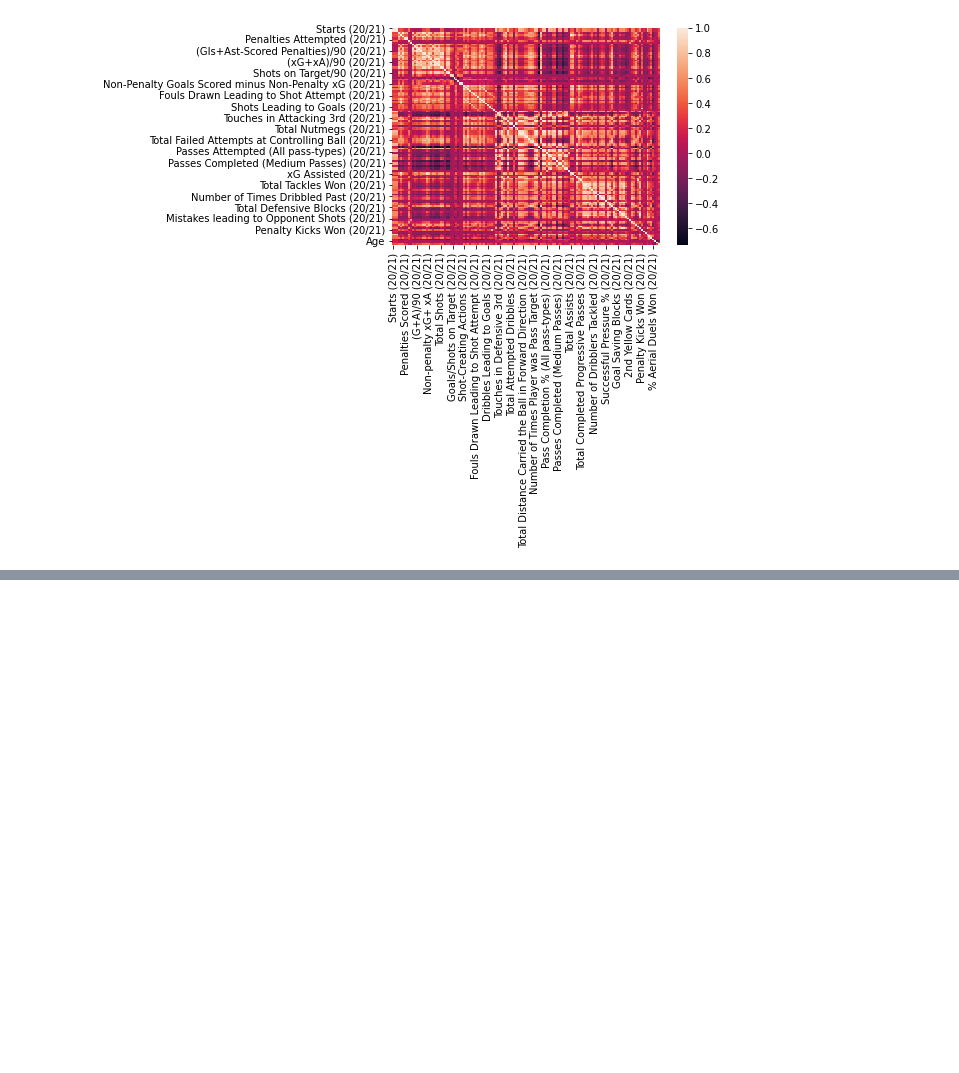
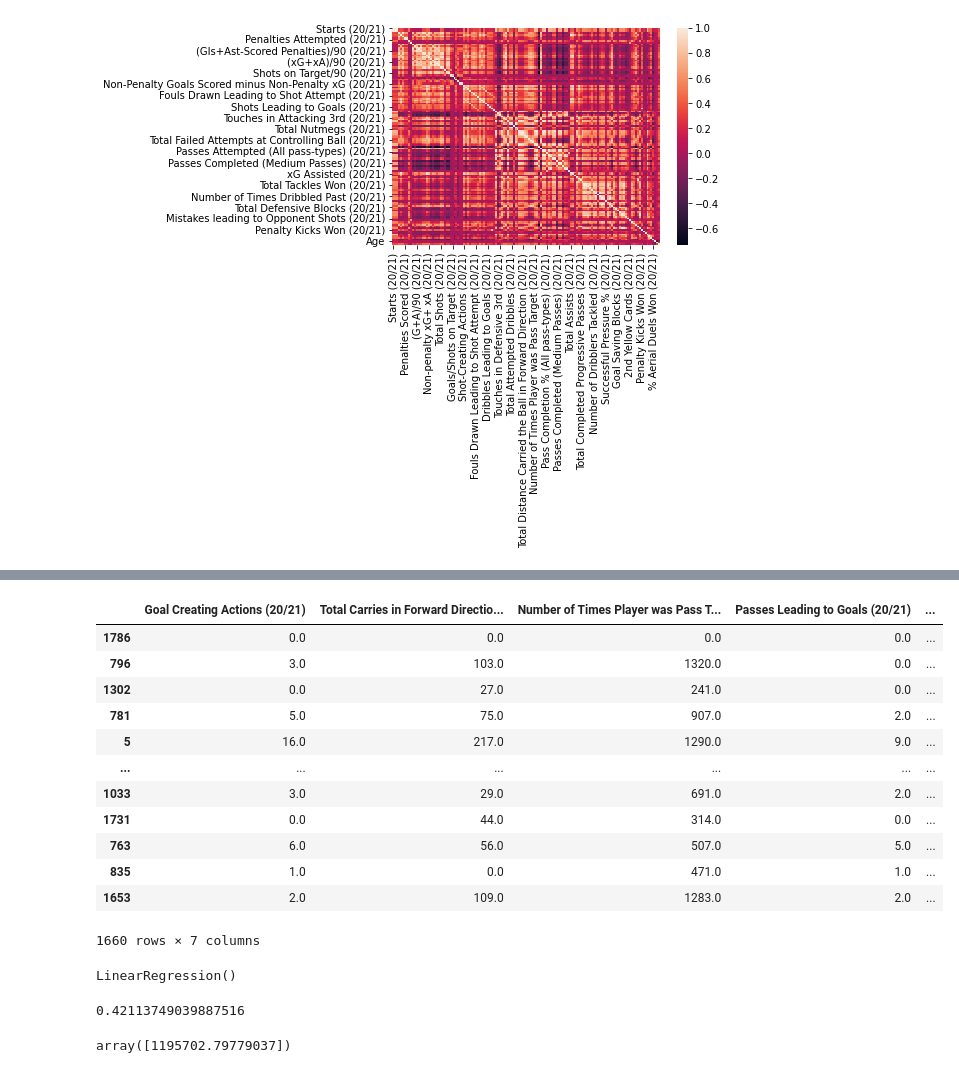
Before and after one commit to camiloms10/soccer_players_value, a Jupyter notebook: players_value.ipynb, the cells around one changed output, grey strips where cells are left out. Drawn from its saved outputs; the diff is of its cells as text; code cells hidden in the pictures; blank space fills up the shorter version.

```diff
--- a/players_value.ipynb
+++ b/players_value.ipynb
@@ -108,0 +169,35 @@ Name: Value, Length: 136, dtype: float64
+# %%
+df_reg = df3.fillna(0)
+y=df_reg[['Value']]
+x=df_reg[['Goal Creating Actions (20/21)','Total Carries in Forward Direction (20/21)','Number of Times Player was Pass Target (20/21)','Passes Leading to Goals (20/21)','Non-penalty xG+ xA (20/21)','Passes Leading to Shot Attempt (20/21)','Touches in Attacking Penalty Box (20/21)']]
+# %%
+X_train, X_test, Y_train, Y_test = train_test_split(x,y,test_size=0.2, random_state=0)
+# %%
+X_train
+# %% [output]
+|  | Goal Creating Actions (20/21) | Total Carries in Forward Directio... | Number of Times Player was Pass T... | Passes Leading to Goals (20/21) | ... |
+| 1786 | 0.0 | 0.0 | 0.0 | 0.0 | ... |
+| 796 | 3.0 | 103.0 | 1320.0 | 0.0 | ... |
+| 1302 | 0.0 | 27.0 | 241.0 | 0.0 | ... |
+| 781 | 5.0 | 75.0 | 907.0 | 2.0 | ... |
+| 5 | 16.0 | 217.0 | 1290.0 | 9.0 | ... |
+| ... | ... | ... | ... | ... | ... |
+| 1033 | 3.0 | 29.0 | 691.0 | 2.0 | ... |
+| 1731 | 0.0 | 44.0 | 314.0 | 0.0 | ... |
+| 763 | 6.0 | 56.0 | 507.0 | 5.0 | ... |
+| 835 | 1.0 | 0.0 | 471.0 | 1.0 | ... |
+| 1653 | 2.0 | 109.0 | 1283.0 | 2.0 | ... |
+1660 rows × 7 columns
+# %%
+regressor = LinearRegression()
+regressor.fit(X_train, Y_train)
+# %% [output]
+LinearRegression()
+# %%
+regressor.score(X_test,Y_test)
+# %% [output]
+0.42113749039887516
+# %%
+regressor.intercept_
+# %% [output]
+array([1195702.79779037])
```
Also changed, not shown: parts of 7 cells of this notebook.
